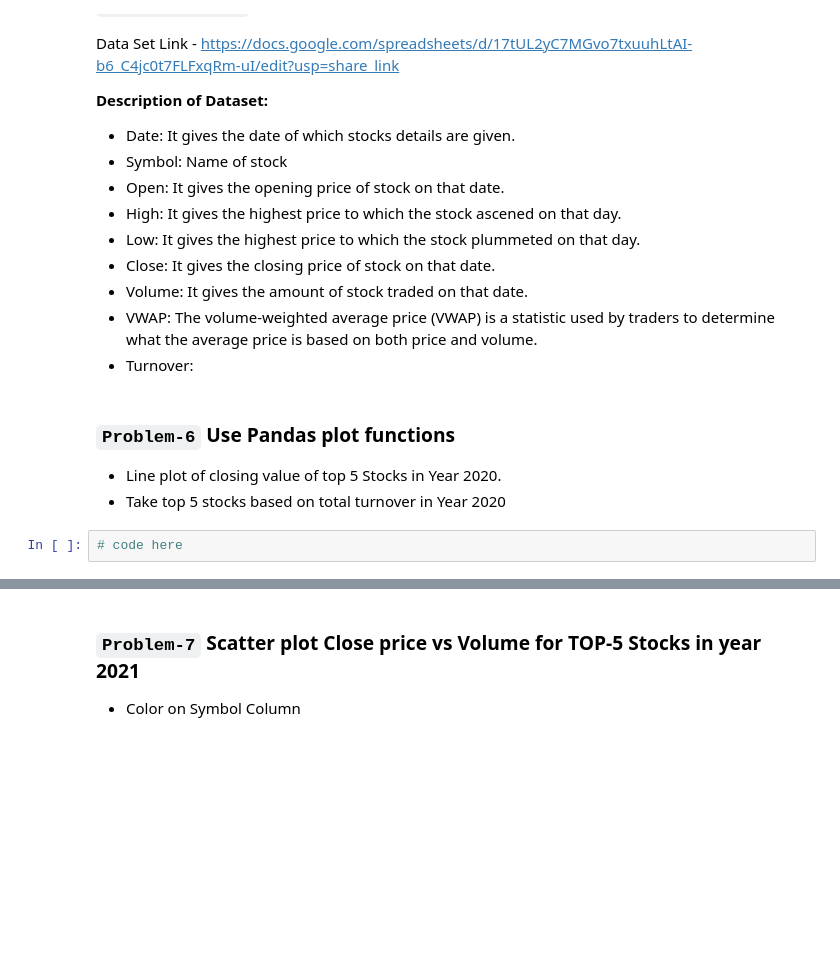
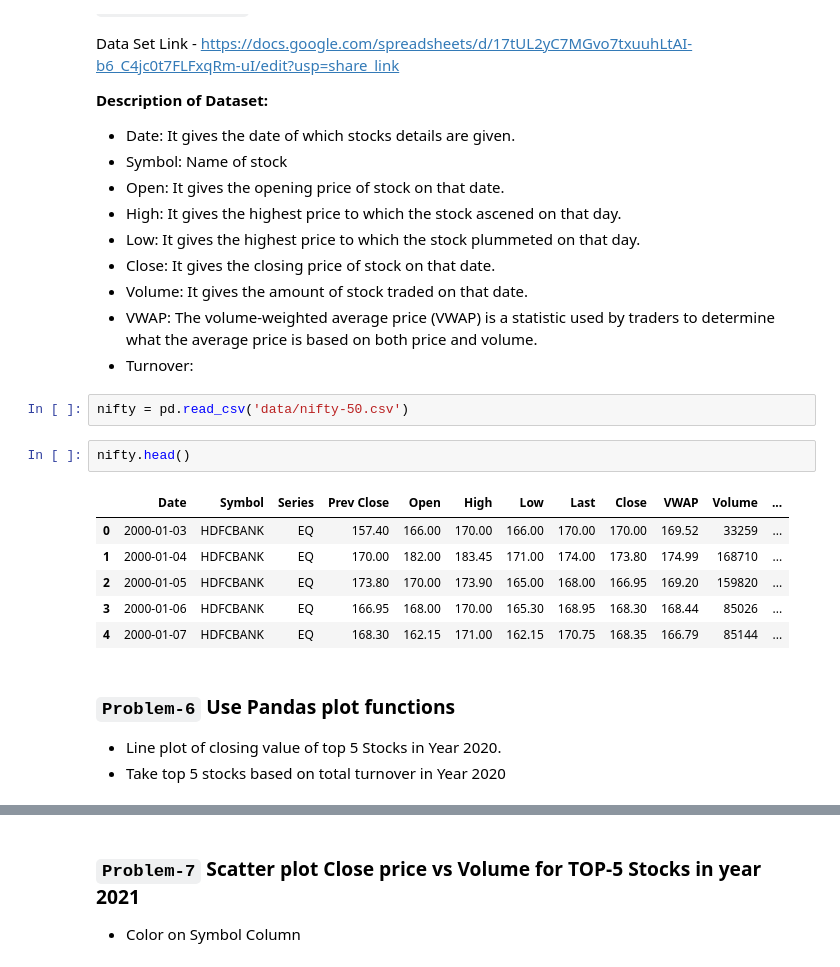
Before and after one commit to gmohite7/machine-learning, a Jupyter notebook: Week 09 Visualization/task_24.ipynb, the cells around one changed output, grey strips where cells are left out. Saved outputs shown, nothing was run; the diff lists cells and outputs as text; blank space fills up the shorter version.

```diff
--- a/Week 09 Visualization/task_24.ipynb
+++ b/Week 09 Visualization/task_24.ipynb
@@ -151,10 +151,19 @@ Data Set Link - https://docs.google.com/spreadsheets/d/17tUL2yC7MGvo7txuuhLtAI-b
 * Volume: It gives the amount of stock traded on that date.
 * VWAP: The volume-weighted average price (VWAP) is a statistic used by traders to determine what the average price is based on both price and volume.
 * Turnover:
+# %%
+nifty = pd.read_csv('data/nifty-50.csv')
+# %%
+nifty.head()
+# %% [output]
+|  | Date | Symbol | Series | Prev Close | Open | High | Low | Last | Close | VWAP | Volume | ... |
+| 0 | 2000-01-03 | HDFCBANK | EQ | 157.40 | 166.00 | 170.00 | 166.00 | 170.00 | 170.00 | 169.52 | 33259 | ... |
+| 1 | 2000-01-04 | HDFCBANK | EQ | 170.00 | 182.00 | 183.45 | 171.00 | 174.00 | 173.80 | 174.99 | 168710 | ... |
+| 2 | 2000-01-05 | HDFCBANK | EQ | 173.80 | 170.00 | 173.90 | 165.00 | 168.00 | 166.95 | 169.20 | 159820 | ... |
+| 3 | 2000-01-06 | HDFCBANK | EQ | 166.95 | 168.00 | 170.00 | 165.30 | 168.95 | 168.30 | 168.44 | 85026 | ... |
+| 4 | 2000-01-07 | HDFCBANK | EQ | 168.30 | 162.15 | 171.00 | 162.15 | 170.75 | 168.35 | 166.79 | 85144 | ... |
 # %% [markdown]
 ### `Problem-6` Use Pandas plot functions
 
 * Line plot of closing value of top 5 Stocks in Year 2020.
 * Take top 5 stocks based on total turnover in Year 2020
-# %%
-# code here
```
Also changed, not shown: parts of 9 cells of this notebook, 1 other file.
